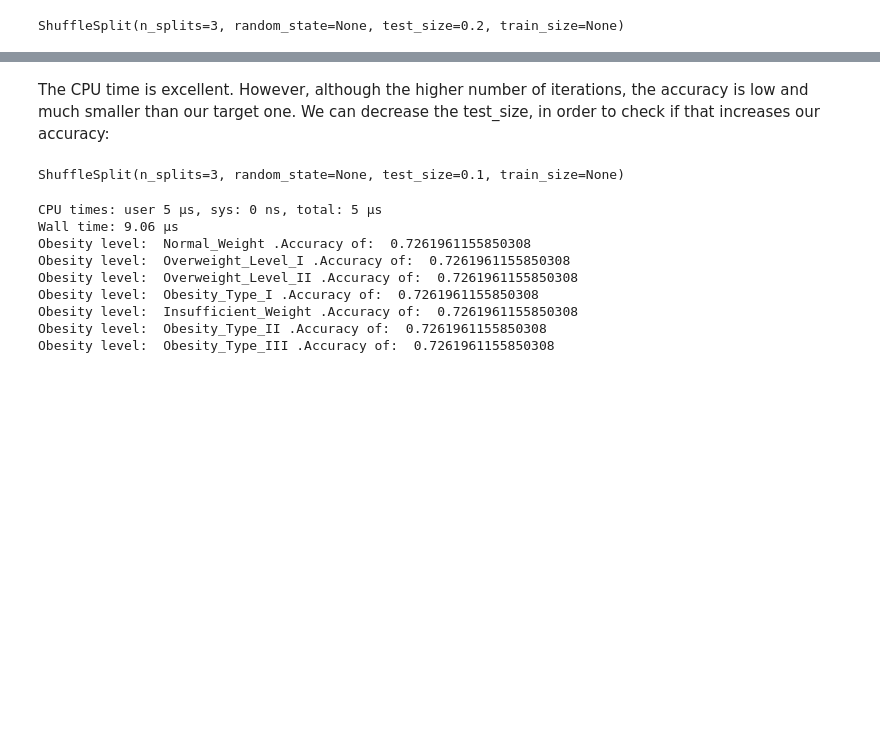
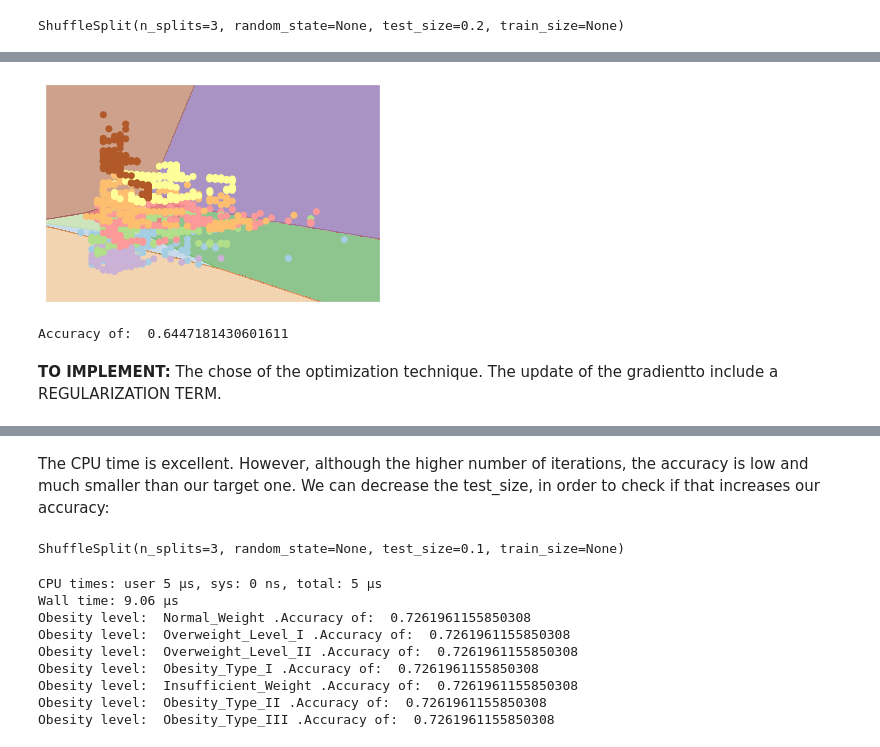
Before and after one commit to bmpeluzo/lab3, a Jupyter notebook: lab3/lab3.ipynb, the cells around one changed output, grey strips where cells are left out. Drawn from its saved outputs; the diff is of its cells as text; code cells hidden in the pictures; blank space fills up the shorter version.

```diff
--- a/lab3/lab3.ipynb
+++ b/lab3/lab3.ipynb
@@ -284,5 +329,6 @@ As it was already expected, the dimensionality reduction recovered over than 99%
 # %%
-y=df.obesity
-del df['obesity']
+y=df.Gender_Female
+del df['Gender_Female']
+del df['Gender_Male']
 norm_features=['Age','Weight']
 df[norm_features]=(df[norm_features]-df[norm_features].mean())/df[norm_features].std()
@@ -303,6 +350,6 @@ Now, we will validate it using <b> sklearn.metrics.accuracy_score </b>. We have
 # %%
 class BinaryLogisticRegression:
-    def __init__(self, eta, iterations=20, C=0.001):
+    def __init__(self, eta, iterations=20, C=0.1):
         self.eta = eta
         self.iters = iterations
         self.C = C
@@ -422,0 +578,44 @@ accuracy 0.13679245283018868
+# %%
+def plot_decision_boundaries(lr,Xin,y,title=''):
+    Xb = copy.deepcopy(Xin)
+    lr.fit(Xb[:,:2],y) # train only on two features
+
+    h=0.01
+    # create a mesh to plot in
+    x_min, x_max = Xb[:, 0].min() - 1, Xb[:, 0].max() + 1
+    y_min, y_max = Xb[:, 1].min() - 1, Xb[:, 1].max() + 1
+    xx, yy = np.meshgrid(np.arange(x_min, x_max, h),
+                         np.arange(y_min, y_max, h))
+
+    # get prediction values
+    Z = lr.predict(np.c_[xx.ravel(), yy.ravel()])
+
+    # Put the result into a color plot
+    Z = Z.reshape(xx.shape)
+    plt.contourf(xx, yy, Z, cmap=plt.cm.Paired, alpha=0.5)
+
+    # Plot also the training points
+    plt.scatter(Xb[:, 0], Xb[:, 1], c=y, cmap=plt.cm.Paired)
+    #plt.xlabel('Sepal length')
+    #plt.ylabel('Sepal width')
+    plt.xlim(xx.min(), xx.max())
+    plt.ylim(yy.min(), yy.max())
+    plt.xticks(())
+    plt.yticks(())
+    plt.title(title)
+    plt.show()
+# %%
+lr=LogisticRegression(eta=0.1,iterations=1500)
+plot_decision_boundaries(lr,X,y)
+# %% [output]
+[figure, added]
+# %%
+lr.fit(X,y)
+#print(lr)
+
+yhat = lr.predict(X)
+print('Accuracy of: ',accuracy_score(y,yhat))
+# %% [output]
+Accuracy of:  0.6447181430601611
+# %% [markdown]
+<b>TO IMPLEMENT:</b> The chose of the optimization technique. The update of the gradientto include a REGULARIZATION TERM.
```
Also changed, not shown: parts of 39 cells of this notebook.
